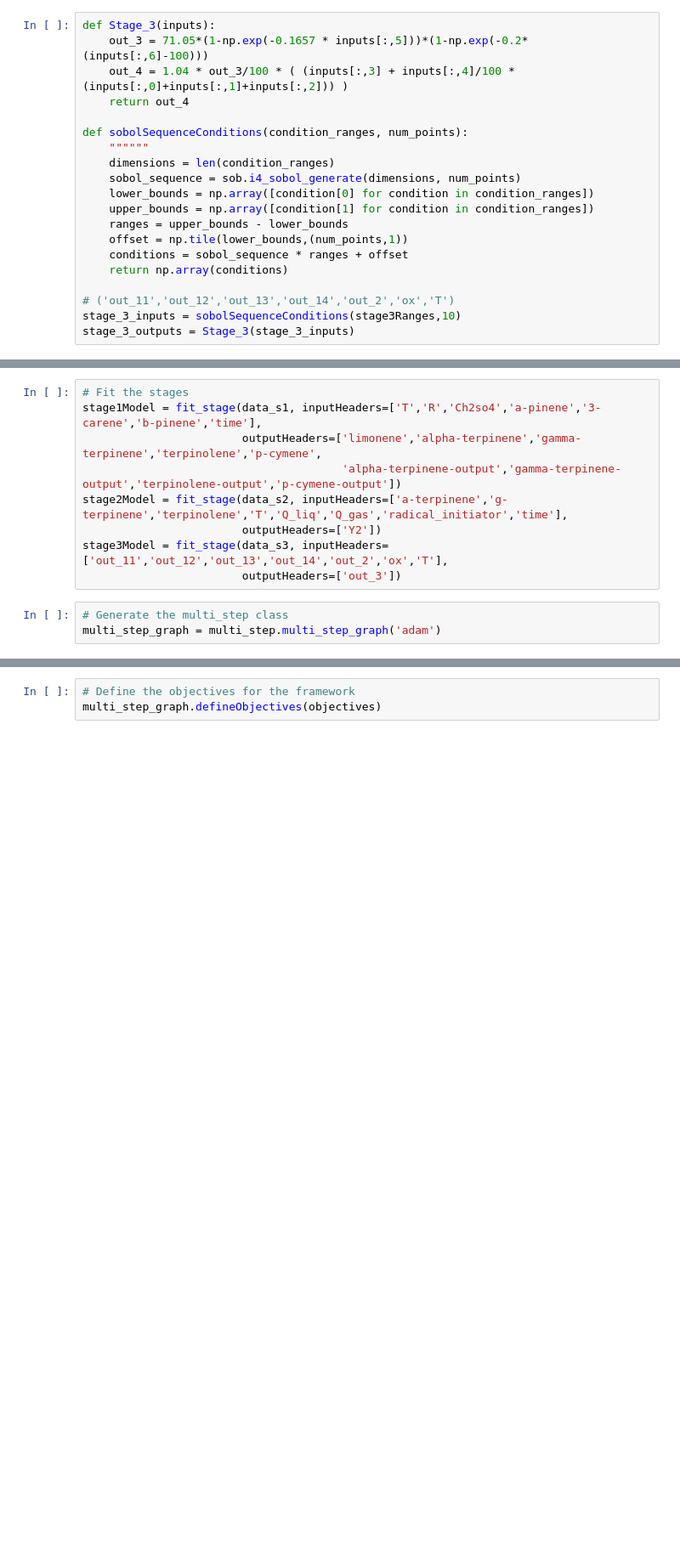
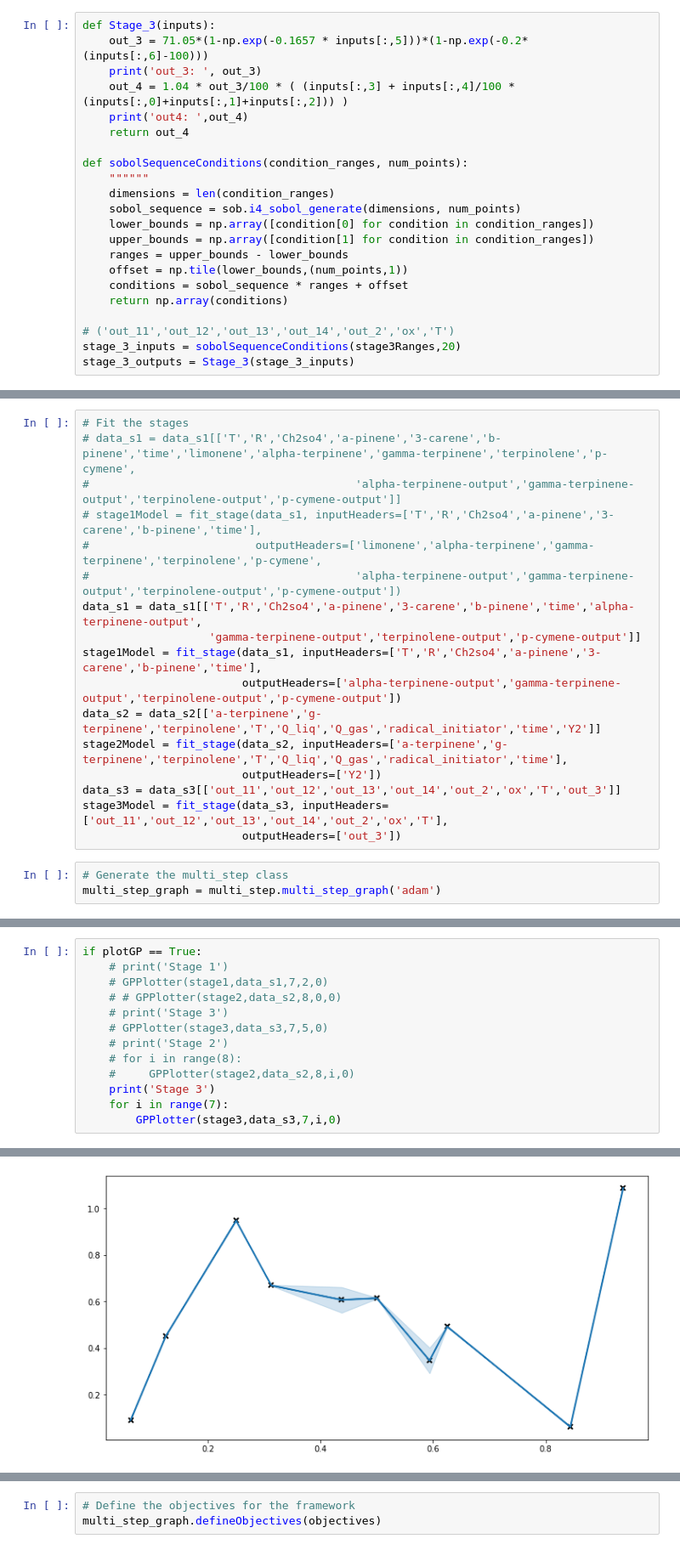
Before and after one commit to RoryGeeson/multi-step-framework, a Jupyter notebook: examples/CST/CST.ipynb, the cells around one changed output, grey strips where cells are left out. Shown at 85% size. Drawn from its saved outputs; the diff is of its cells as text; blank space fills up the shorter version.

```diff
--- a/examples/CST/CST.ipynb
+++ b/examples/CST/CST.ipynb
@@ -50,7 +58,9 @@ stage3Ranges = [[0,1],[0,3],[0,2],[0,2],[0,1],[0,21],[100,150]]
 # %%
 def Stage_3(inputs):
     out_3 = 71.05*(1-np.exp(-0.1657 * inputs[:,5]))*(1-np.exp(-0.2*(inputs[:,6]-100)))
+    print('out_3: ', out_3)
     out_4 = 1.04 * out_3/100 * ( (inputs[:,3] + inputs[:,4]/100 * (inputs[:,0]+inputs[:,1]+inputs[:,2])) )
+    print('out4: ',out_4)
     return out_4
 
 def sobolSequenceConditions(condition_ranges, num_points):
@@ -65,5 +75,5 @@ def sobolSequenceConditions(condition_ranges, num_points):
     return np.array(conditions)
 
 # ('out_11','out_12','out_13','out_14','out_2','ox','T')
-stage_3_inputs = sobolSequenceConditions(stage3Ranges,10)
+stage_3_inputs = sobolSequenceConditions(stage3Ranges,20)
 stage_3_outputs = Stage_3(stage_3_inputs)
@@ -83,11 +127,19 @@ def fit_stage(data, inputHeaders, outputHeaders):
     return gp
 # %%
 # Fit the stages
+# data_s1 = data_s1[['T','R','Ch2so4','a-pinene','3-carene','b-pinene','time','limonene','alpha-terpinene','gamma-terpinene','terpinolene','p-cymene',
+#                                        'alpha-terpinene-output','gamma-terpinene-output','terpinolene-output','p-cymene-output']]
+# stage1Model = fit_stage(data_s1, inputHeaders=['T','R','Ch2so4','a-pinene','3-carene','b-pinene','time'],
+#                         outputHeaders=['limonene','alpha-terpinene','gamma-terpinene','terpinolene','p-cymene',
+#                                        'alpha-terpinene-output','gamma-terpinene-output','terpinolene-output','p-cymene-output'])
+data_s1 = data_s1[['T','R','Ch2so4','a-pinene','3-carene','b-pinene','time','alpha-terpinene-output',
+                   'gamma-terpinene-output','terpinolene-output','p-cymene-output']]
 stage1Model = fit_stage(data_s1, inputHeaders=['T','R','Ch2so4','a-pinene','3-carene','b-pinene','time'],
-                        outputHeaders=['limonene','alpha-terpinene','gamma-terpinene','terpinolene','p-cymene',
-                                       'alpha-terpinene-output','gamma-terpinene-output','terpinolene-output','p-cymene-output'])
+                        outputHeaders=['alpha-terpinene-output','gamma-terpinene-output','terpinolene-output','p-cymene-output'])
+data_s2 = data_s2[['a-terpinene','g-terpinene','terpinolene','T','Q_liq','Q_gas','radical_initiator','time','Y2']]
 stage2Model = fit_stage(data_s2, inputHeaders=['a-terpinene','g-terpinene','terpinolene','T','Q_liq','Q_gas','radical_initiator','time'],
                         outputHeaders=['Y2'])
+data_s3 = data_s3[['out_11','out_12','out_13','out_14','out_2','ox','T','out_3']]
 stage3Model = fit_stage(data_s3, inputHeaders=['out_11','out_12','out_13','out_14','out_2','ox','T'],
                         outputHeaders=['out_3'])
 # %%
@@ -112,0 +160,14 @@ if plotGP == True:
+# %%
+if plotGP == True:
+    # print('Stage 1')
+    # GPPlotter(stage1,data_s1,7,2,0)
+    # # GPPlotter(stage2,data_s2,8,0,0)
+    # print('Stage 3')
+    # GPPlotter(stage3,data_s3,7,5,0)
+    # print('Stage 2')
+    # for i in range(8):
+    #     GPPlotter(stage2,data_s2,8,i,0)
+    print('Stage 3')
+    for i in range(7):
+        GPPlotter(stage3,data_s3,7,i,0)
+# %% [output]
@@ -112,0 +175 @@ if plotGP == True:
+[figure, added]
```
Also changed, not shown: parts of 13 cells of this notebook, 4 other files.
